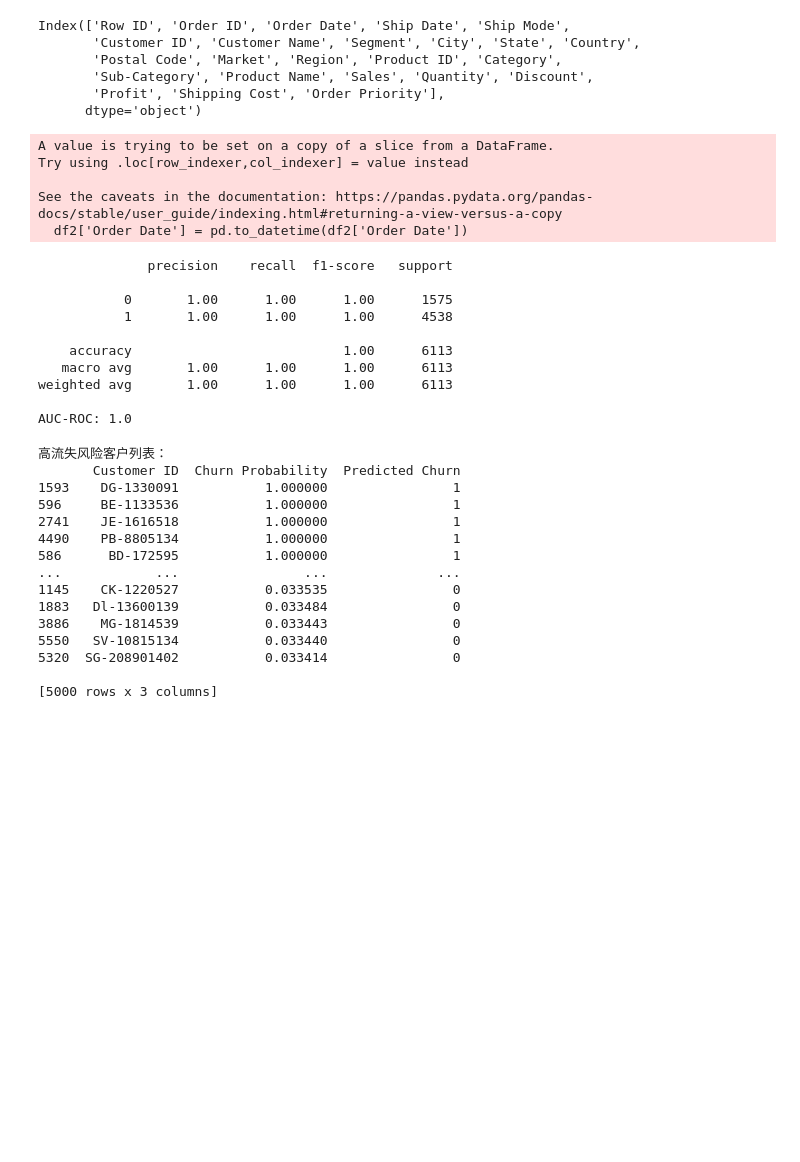
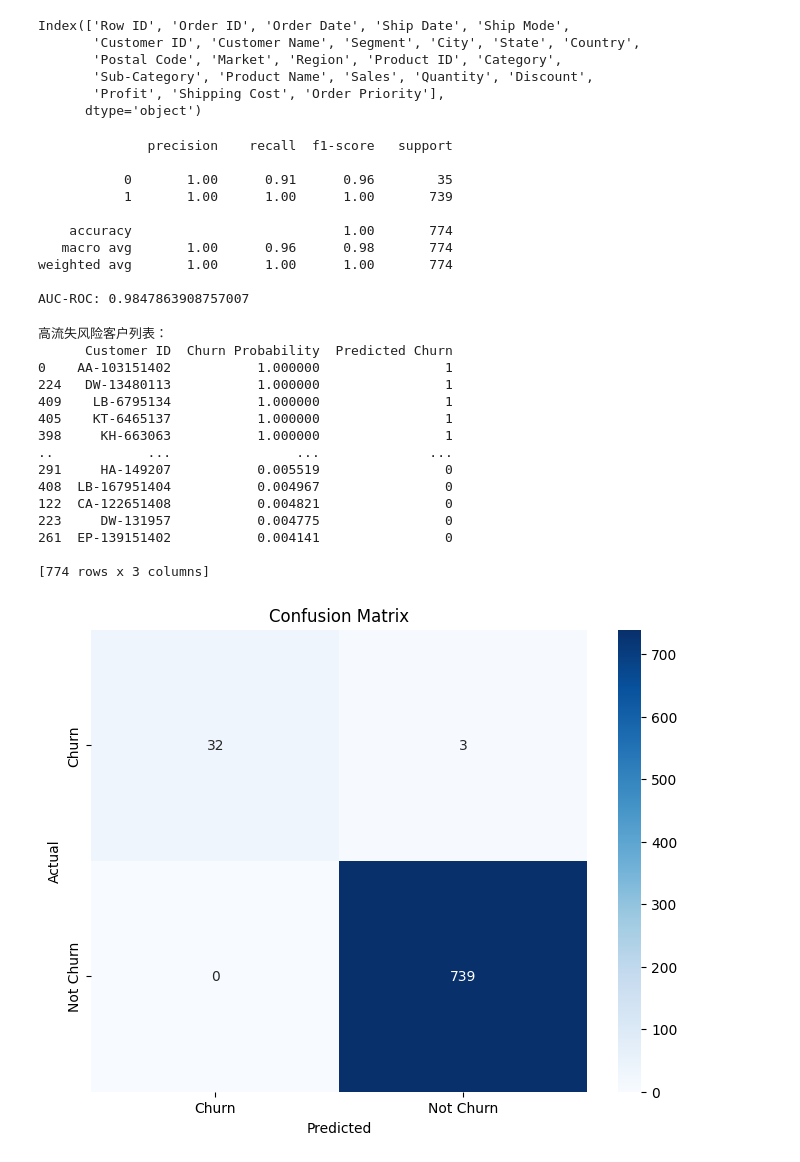
Before and after one commit to GuoYumin-hku/TradingAnalysisChatbot, a Jupyter notebook: data/data_ML.ipynb, the cells around one changed output. Saved outputs shown, nothing was run; the diff lists cells and outputs as text; code cells hidden in the pictures; blank space fills up the shorter version.

```diff
--- a/data/data_ML.ipynb
+++ b/data/data_ML.ipynb
@@ -275,14 +275,14 @@ import numpy as np
 
 #-----------加的子类数据筛选功能-------------
 
-# # 选择要分析的子类
-# selected_subcategory = 'Accessories'
-# # 筛选指定子类的消费数据
-# df2 = merged_df[merged_df['Sub-Category'] == selected_subcategory][['Order Date', 'Order ID', 'Customer ID', 'Segment', 'City', 'State', 'Country', 'Sub-Category', 'Sales', 'Quantity', 'Discount', 'Profit', 'Shipping Cost', 'Order Priority']]
+# 选择要分析的子类
+selected_subcategory = 'Accessories'
+# 筛选指定子类的消费数据
+df2 = merged_df[merged_df['Sub-Category'] == selected_subcategory][['Order Date', 'Order ID', 'Customer ID', 'Segment', 'City', 'State', 'Country', 'Sub-Category', 'Sales', 'Quantity', 'Discount', 'Profit', 'Shipping Cost', 'Order Priority']]
 
 
 # 不指定子类
-df2 = merged_df[['Order Date','Order ID','Customer ID', 'Segment', 'City', 'State', 'Country','Sub-Category', 'Sales', 'Quantity', 'Discount','Profit', 'Shipping Cost', 'Order Priority']]
+# df2 = merged_df[['Order Date','Order ID','Customer ID', 'Segment', 'City', 'State', 'Country','Sub-Category', 'Sales', 'Quantity', 'Discount','Profit', 'Shipping Cost', 'Order Priority']]
 
 import pandas as pd
 import numpy as np
@@ -355,12 +355,6 @@ from imblearn.over_sampling import SMOTE
 
 sm = SMOTE(random_state=42)
 X_train_res, y_train_res = sm.fit_resample(X_train, y_train)
-# %% [output]
-A value is trying to be set on a copy of a slice from a DataFrame.
-Try using .loc[row_indexer,col_indexer] = value instead
-
-See the caveats in the documentation: https://pandas.pydata.org/pandas-docs/stable/user_guide/indexing.html#returning-a-view-versus-a-copy
-  df2['Order Date'] = pd.to_datetime(df2['Order Date'])
 # %%
 from sklearn.ensemble import RandomForestClassifier
 from sklearn.metrics import classification_report, roc_auc_score
@@ -384,14 +378,14 @@ print(f"AUC-ROC: {roc_auc_score(y_test, test_probabilities)}")
 # %% [output]
               precision    recall  f1-score   support
 
-           0       1.00      1.00      1.00      1575
-           1       1.00      1.00      1.00      4538
+           0       1.00      0.91      0.96        35
+           1       1.00      1.00      1.00       739
 
-    accuracy                           1.00      6113
-   macro avg       1.00      1.00      1.00      6113
-weighted avg       1.00      1.00      1.00      6113
+    accuracy                           1.00       774
+   macro avg       1.00      0.96      0.98       774
+weighted avg       1.00      1.00      1.00       774
 
-AUC-ROC: 1.0
+AUC-ROC: 0.9847863908757007
 # %%
 import pandas as pd
 import matplotlib.pyplot as plt
@@ -416,17 +410,36 @@ print("高流失风险客户列表：")
 print(prediction_df.head(5000))
 # %% [output]
 高流失风险客户列表：
-       Customer ID  Churn Probability  Predicted Churn
-1593    DG-1330091           1.000000                1
-596     BE-1133536           1.000000                1
-2741    JE-1616518           1.000000                1
-4490    PB-8805134           1.000000                1
-586      BD-172595           1.000000                1
-...            ...                ...              ...
-1145    CK-1220527           0.033535                0
-1883   Dl-13600139           0.033484                0
-3886    MG-1814539           0.033443                0
-5550   SV-10815134           0.033440                0
-5320  SG-208901402           0.033414                0
+      Customer ID  Churn Probability  Predicted Churn
+0    AA-103151402           1.000000                1
+224   DW-13480113           1.000000                1
+409    LB-6795134           1.000000                1
+405    KT-6465137           1.000000                1
+398     KH-663063           1.000000                1
+..            ...                ...              ...
+291     HA-149207           0.005519                0
+408  LB-167951404           0.004967                0
+122  CA-122651408           0.004821                0
+223     DW-131957           0.004775                0
+261  EP-139151402           0.004141                0
 
-[5000 rows x 3 columns]
+[774 rows x 3 columns]
+# %%
+from sklearn.metrics import confusion_matrix
+import seaborn as sns
+import matplotlib.pyplot as plt
+
+# 计算混淆矩阵
+cm = confusion_matrix(y_test, test_predictions)
+
+# 绘制混淆矩阵
+plt.figure(figsize=(8, 6))
+sns.heatmap(cm, annot=True, fmt='d', cmap='Blues',
+            xticklabels=['Churn','Not Churn'],
+            yticklabels=['Churn','Not Churn'])
+plt.xlabel('Predicted')
+plt.ylabel('Actual')
+plt.title('Confusion Matrix')
+plt.show()
+# %% [output]
+[figure, added]
```
Also changed, not shown: parts of 1 cell of this notebook.
